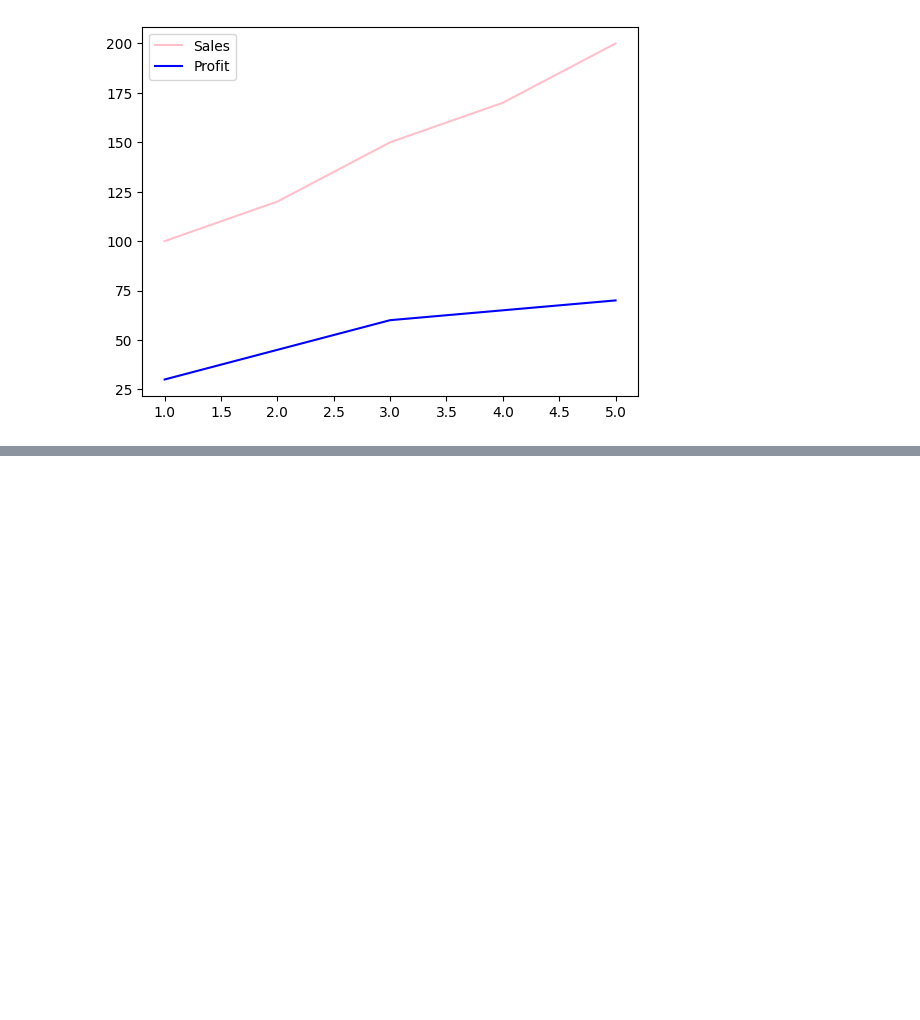
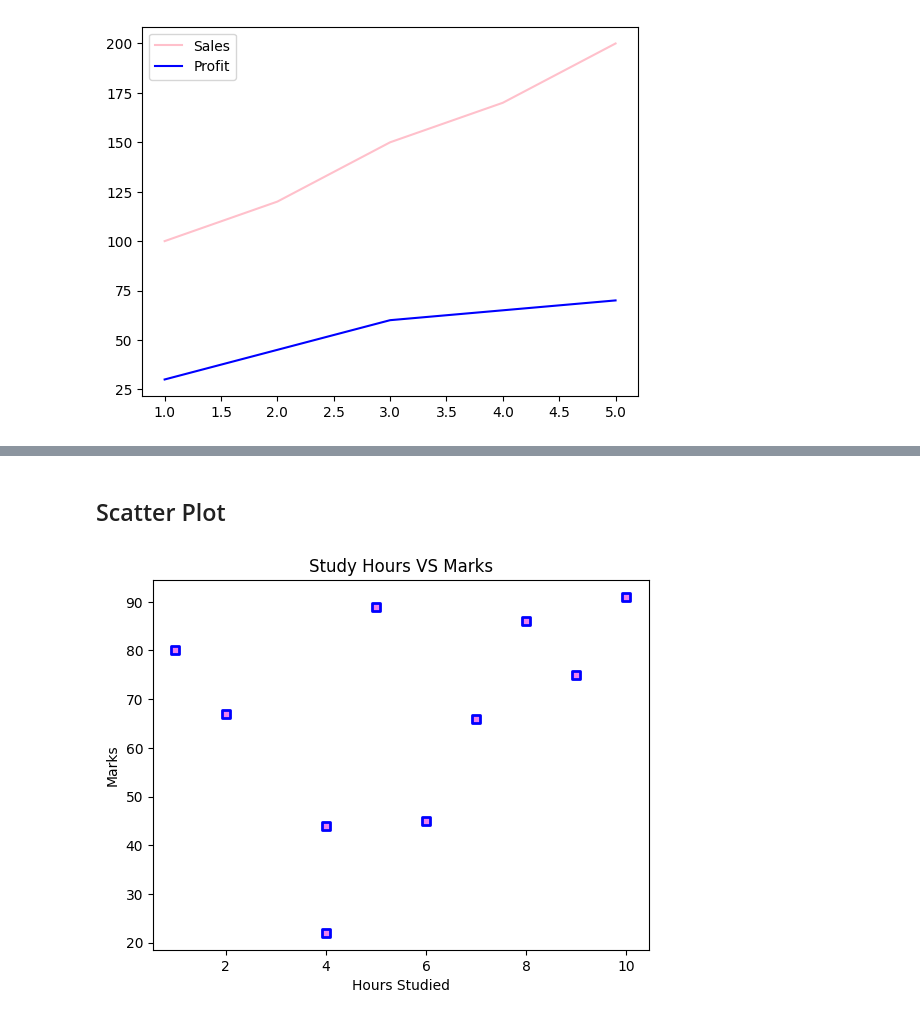
Before and after one commit to ftmshifa777/Matplotlib-Visualization, a Jupyter notebook: Matplotlib.ipynb, the cells around one changed output, grey strips where cells are left out. Cells and saved outputs as stored; diff of their text form; code cells hidden in the pictures; blank space fills up the shorter version.

```diff
--- a/Matplotlib.ipynb
+++ b/Matplotlib.ipynb
@@ -72,0 +101,13 @@ plt.show()
+# %% [markdown]
+## Scatter Plot
+# %%
+hrs=[1,4,7,8,9,4,6,2,5,10]
+marks=[80,44,66,86,75,22,45,67,89,91]
+
+plt.scatter(hrs,marks,marker='s',color='violet',linewidth=2,edgecolor='blue')
+plt.title("Study Hours VS Marks")
+plt.xlabel("Hours Studied")
+plt.ylabel("Marks")
+plt.show()
+# %% [output]
+[figure, added]
```
Also changed, not shown: parts of 26 cells of this notebook.
